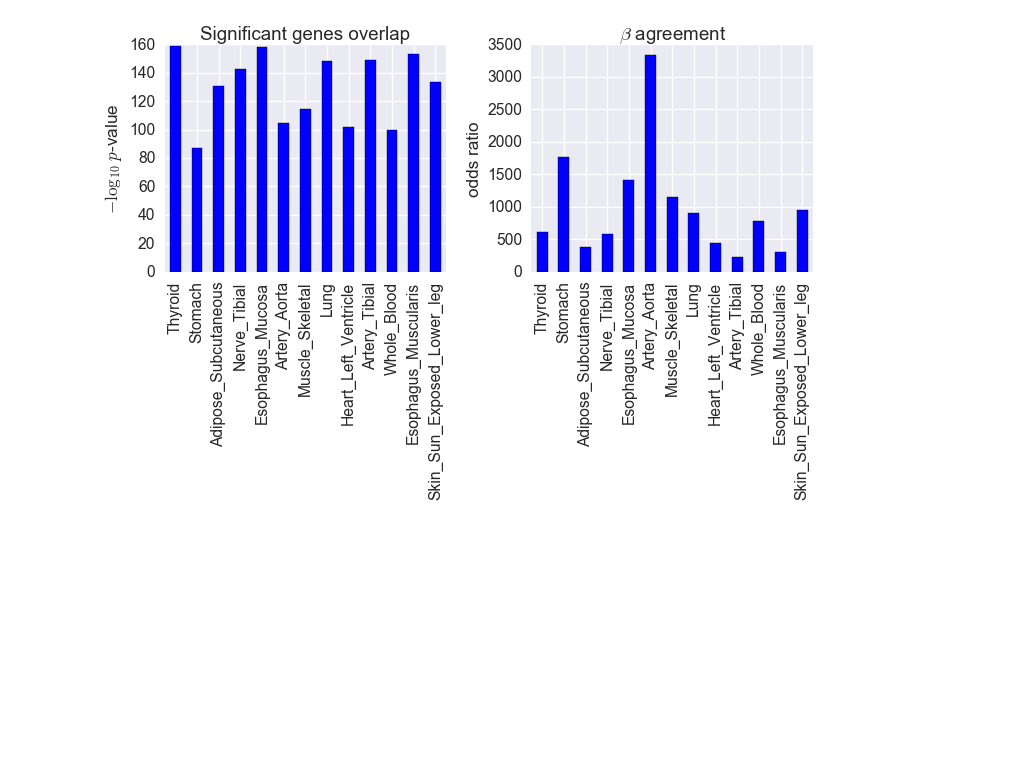
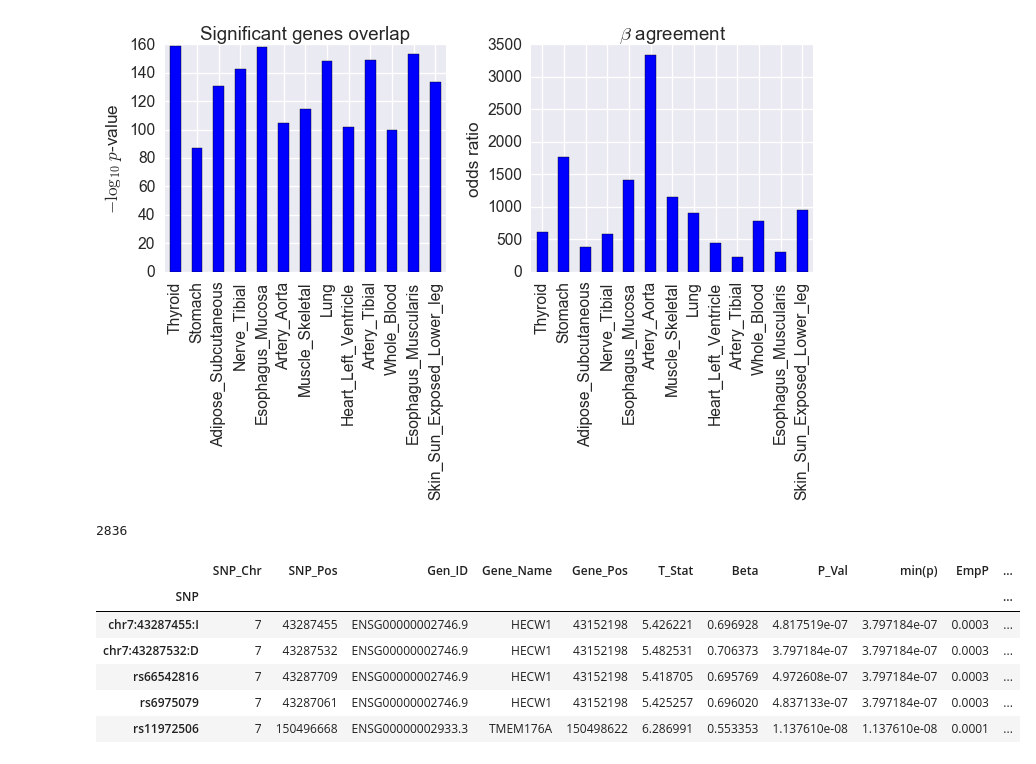
Before and after one commit to frazer-lab/cardips-ipsc-eqtl, a Jupyter notebook: notebooks/GTEx Analysis.ipynb, the cells around one changed output. Drawn from its saved outputs; the diff is of its cells as text; code cells hidden in the pictures; blank space fills up the shorter version.

```diff
--- a/notebooks/GTEx Analysis.ipynb
+++ b/notebooks/GTEx Analysis.ipynb
@@ -222,3 +231,17 @@ plt.tight_layout()
 fig.savefig(os.path.join(outdir, 'gtex_comp.pdf'))
 # %% [output]
 [figure]
+# %%
+len(set(gtex_results['Thyroid'].Gen_ID))
+# %% [output]
+2836
+# %%
+gtex_results['Thyroid'].head()
+# %% [output]
+|  | SNP_Chr | SNP_Pos | Gen_ID | Gene_Name | Gene_Pos | T_Stat | Beta | P_Val | min(p) | EmpP | ... |
+| SNP |  |  |  |  |  |  |  |  |  |  | ... |
+| chr7:43287455:I | 7 | 43287455 | ENSG00000002746.9 | HECW1 | 43152198 | 5.426221 | 0.696928 | 4.817519e-07 | 3.797184e-07 | 0.0003 | ... |
+| chr7:43287532:D | 7 | 43287532 | ENSG00000002746.9 | HECW1 | 43152198 | 5.482531 | 0.706373 | 3.797184e-07 | 3.797184e-07 | 0.0003 | ... |
+| rs66542816 | 7 | 43287709 | ENSG00000002746.9 | HECW1 | 43152198 | 5.418705 | 0.695769 | 4.972608e-07 | 3.797184e-07 | 0.0003 | ... |
+| rs6975079 | 7 | 43287061 | ENSG00000002746.9 | HECW1 | 43152198 | 5.425257 | 0.696020 | 4.837133e-07 | 3.797184e-07 | 0.0003 | ... |
+| rs11972506 | 7 | 150496668 | ENSG00000002933.3 | TMEM176A | 150498622 | 6.286991 | 0.553353 | 1.137610e-08 | 1.137610e-08 | 0.0001 | ... |
```
Also changed, not shown: parts of 1 cell of this notebook, 3 other files.
